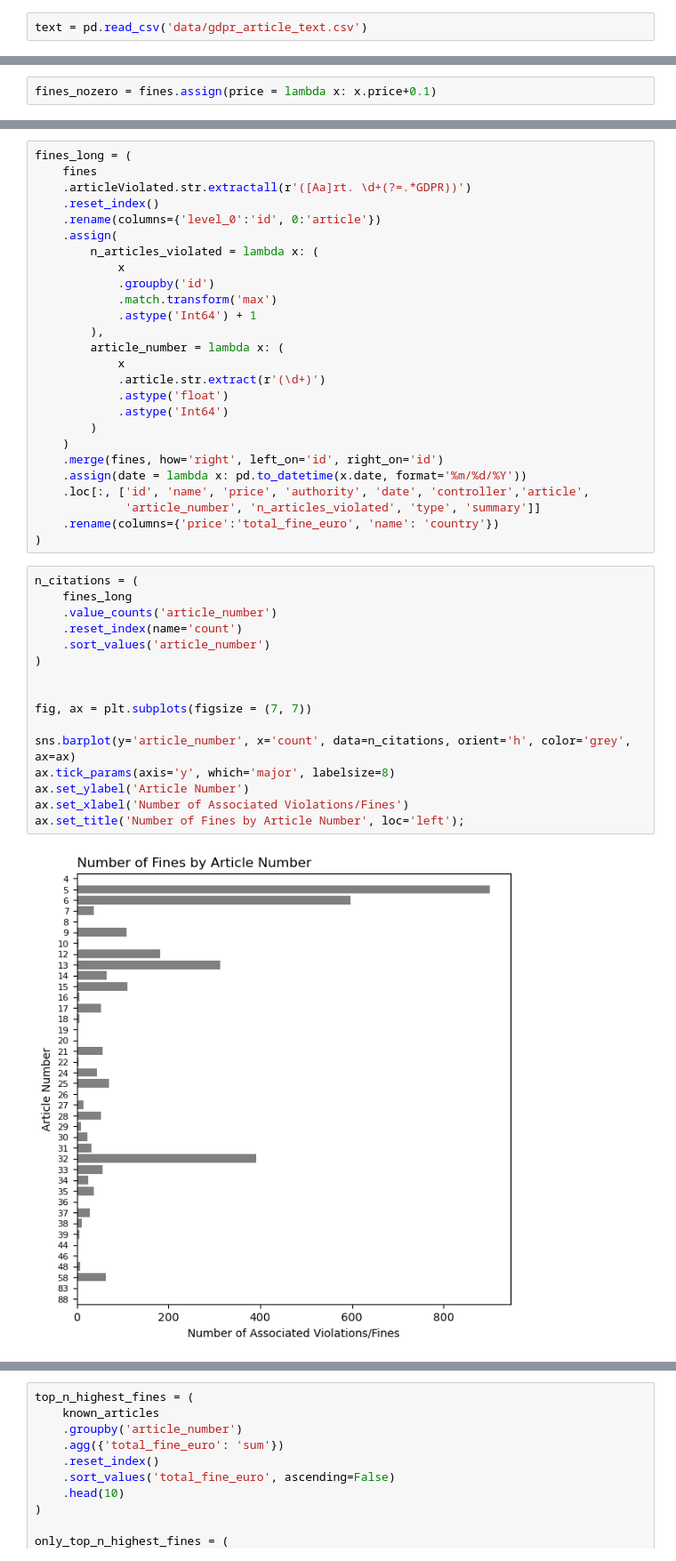
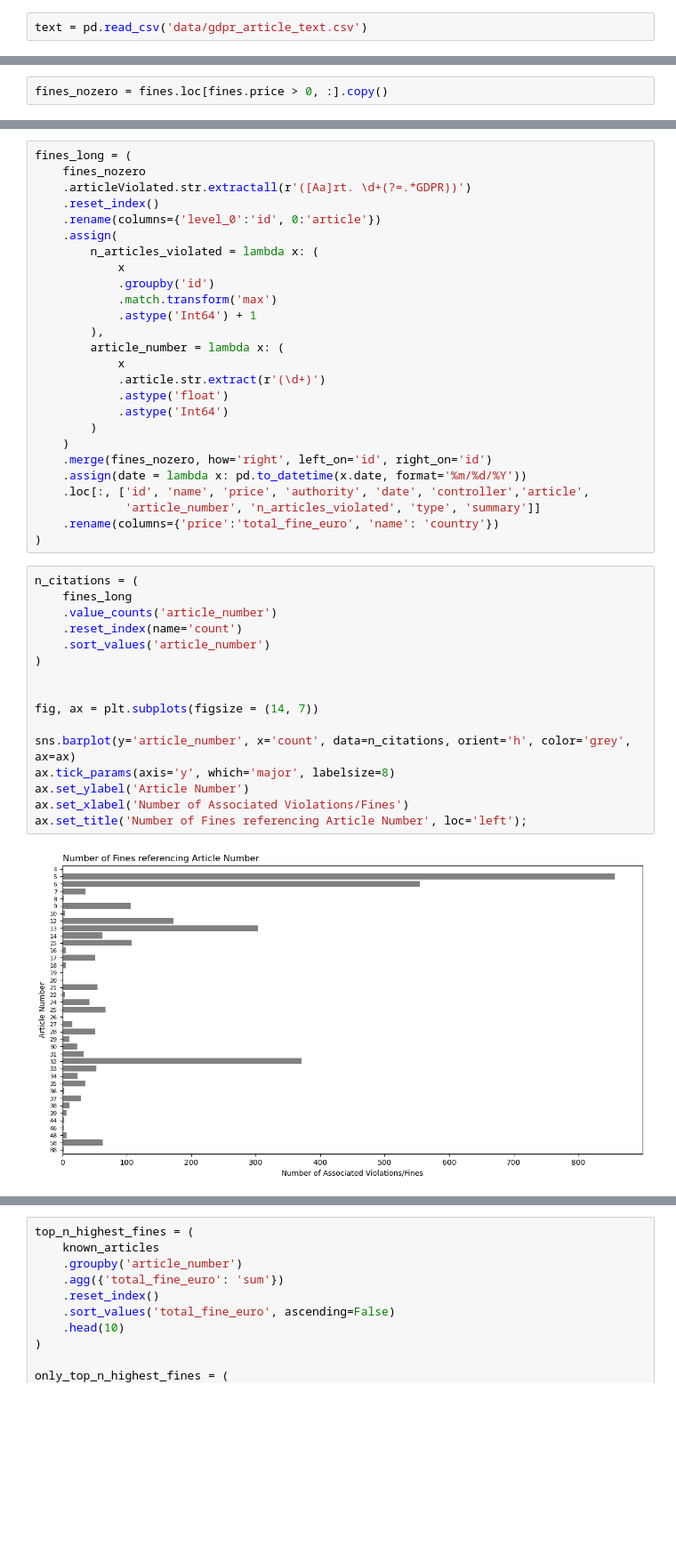
Before and after one commit to dc27/gdpr-fines-analysis, a Jupyter notebook: dev.ipynb, the cells around one changed output, grey strips where cells are left out. Shown at 89% size. Saved outputs shown, nothing was run; the diff lists cells and outputs as text; blank space fills up the shorter version.

Commit message:
cleans up early visualisations

```diff
--- a/dev.ipynb
+++ b/dev.ipynb
@@ -22,2 +22,2 @@ How are the fines distributed?
 # %%
-fines_nozero = fines.assign(price = lambda x: x.price+0.1)
+fines_nozero = fines.loc[fines.price > 0, :].copy()
@@ -33,6 +130,6 @@ fig.tight_layout()
 # %%
 fines_long = (
-    fines
+    fines_nozero
     .articleViolated.str.extractall(r'([Aa]rt. \d+(?=.*GDPR))')
     .reset_index()
     .rename(columns={'level_0':'id', 0:'article'})
@@ -50,7 +147,7 @@ fines_long = (
             .astype('Int64')
         )
     )
-    .merge(fines, how='right', left_on='id', right_on='id')
+    .merge(fines_nozero, how='right', left_on='id', right_on='id')
     .assign(date = lambda x: pd.to_datetime(x.date, format='%m/%d/%Y'))
     .loc[:, ['id', 'name', 'price', 'authority', 'date', 'controller','article',
              'article_number', 'n_articles_violated', 'type', 'summary']]
@@ -59,21 +156,21 @@ fines_long = (
 # %%
 n_citations = (
     fines_long
     .value_counts('article_number')
     .reset_index(name='count')
     .sort_values('article_number')
 )
 
 
-fig, ax = plt.subplots(figsize = (7, 7))
+fig, ax = plt.subplots(figsize = (14, 7))
 
 sns.barplot(y='article_number', x='count', data=n_citations, orient='h', color='grey', ax=ax)
 ax.tick_params(axis='y', which='major', labelsize=8)
 ax.set_ylabel('Article Number')
 ax.set_xlabel('Number of Associated Violations/Fines')
-ax.set_title('Number of Fines by Article Number', loc='left');
+ax.set_title('Number of Fines referencing Article Number', loc='left');
 # %% [output]
-[figure, old version]
+[figure, new version]
 # %%
 n_citations_min_n = n_citations.query('count > 50')
 
```
Also changed, not shown: parts of 13 cells of this notebook.
